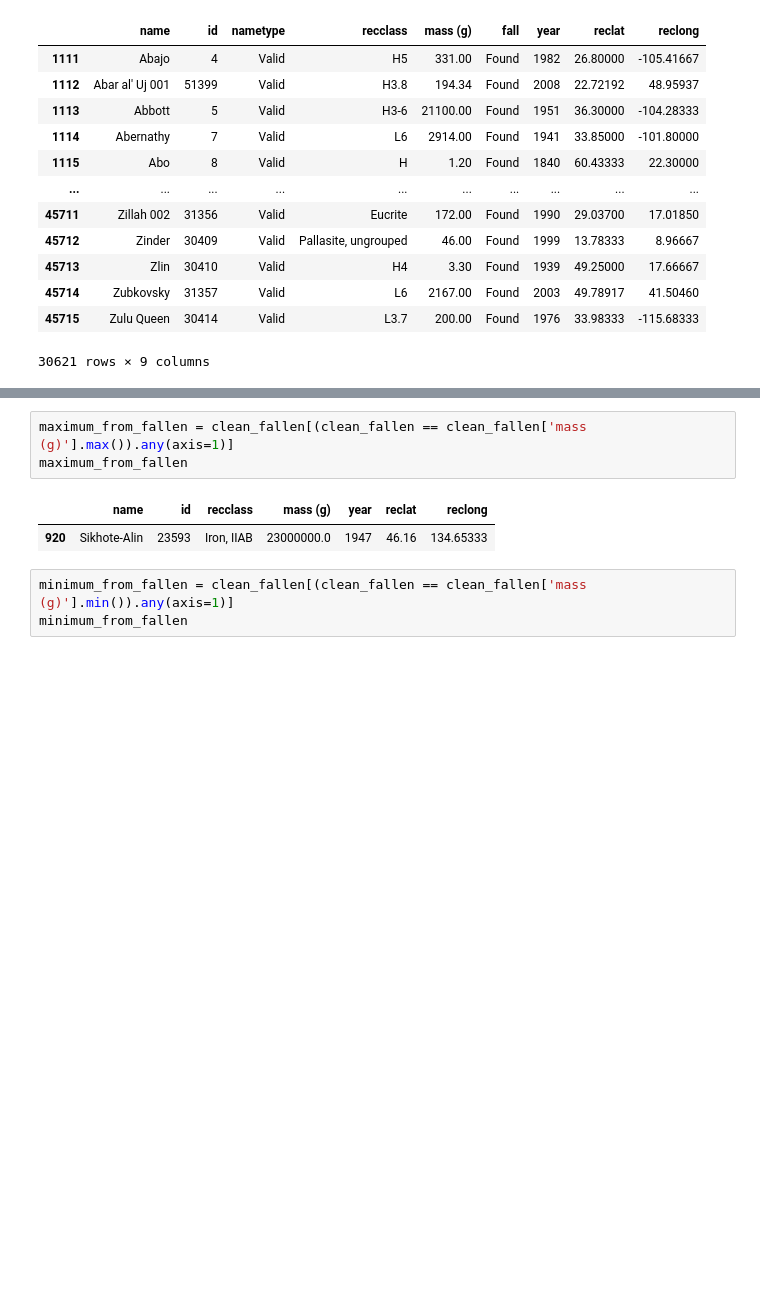
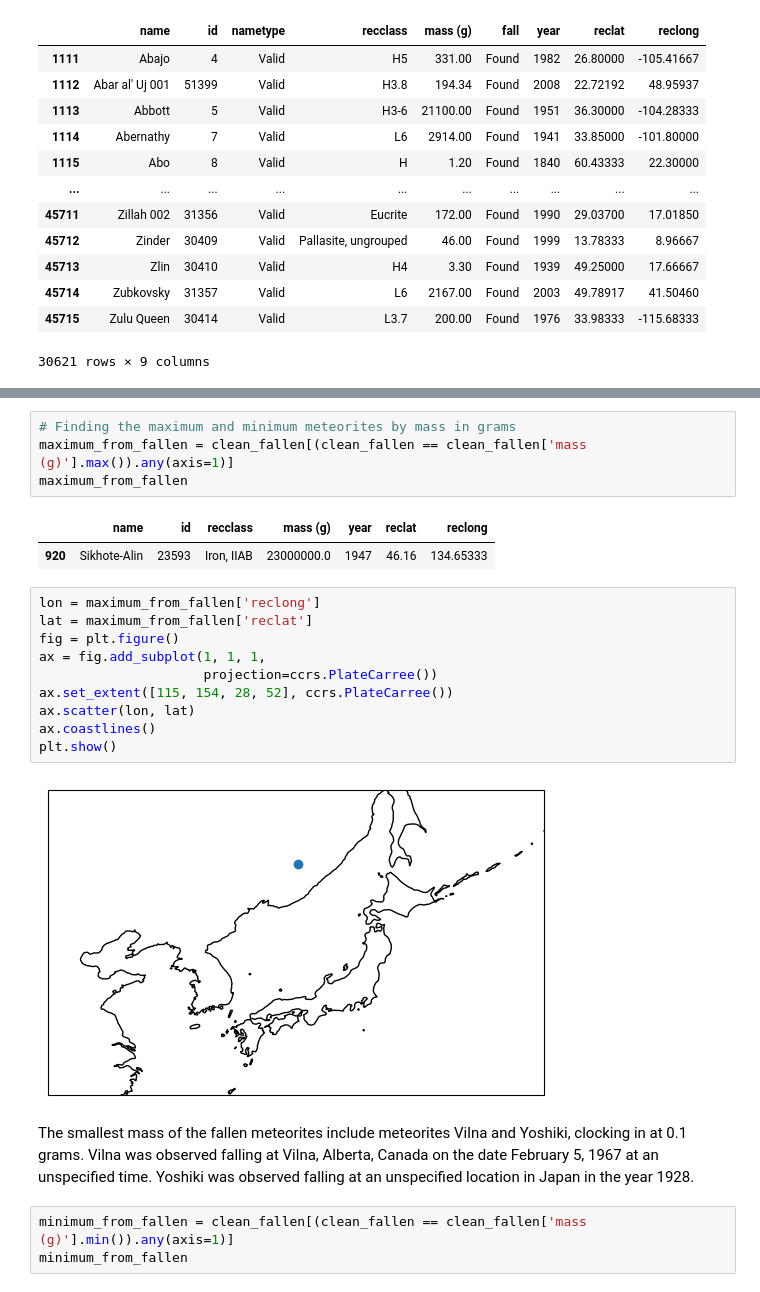
Before and after one commit to TheOceanMan7/meteorite-data, a Jupyter notebook: Meteorite_Landings.ipynb, the cells around one changed output, grey strips where cells are left out. Drawn from its saved outputs; the diff is of its cells as text; blank space fills up the shorter version.

Commit message:
project complete

```diff
--- a/Meteorite_Landings.ipynb
+++ b/Meteorite_Landings.ipynb
@@ -191,9 +208,24 @@ clean_found = clean_found.drop(columns='fall')
 # %%
+# Finding the maximum and minimum meteorites by mass in grams
 maximum_from_fallen = clean_fallen[(clean_fallen == clean_fallen['mass (g)'].max()).any(axis=1)]
 maximum_from_fallen
 # %% [output]
 |  | name | id | recclass | mass (g) | year | reclat | reclong |
 | 920 | Sikhote-Alin | 23593 | Iron, IIAB | 23000000.0 | 1947 | 46.16 | 134.65333 |
+# %%
+lon = maximum_from_fallen['reclong']
+lat = maximum_from_fallen['reclat']
+fig = plt.figure()
+ax = fig.add_subplot(1, 1, 1,
+                     projection=ccrs.PlateCarree())
+ax.set_extent([115, 154, 28, 52], ccrs.PlateCarree())
+ax.scatter(lon, lat)
+ax.coastlines()
+plt.show()
+# %% [output]
+[figure, added]
+# %% [markdown]
+The smallest mass of the fallen meteorites include meteorites Vilna and Yoshiki, clocking in at 0.1 grams. Vilna was observed falling at Vilna, Alberta, Canada on the date February 5, 1967 at an unspecified time. Yoshiki was observed falling at an unspecified location in Japan in the year 1928.
 # %%
 minimum_from_fallen = clean_fallen[(clean_fallen == clean_fallen['mass (g)'].min()).any(axis=1)]
 minimum_from_fallen
```
Also changed, not shown: parts of 35 cells of this notebook.
